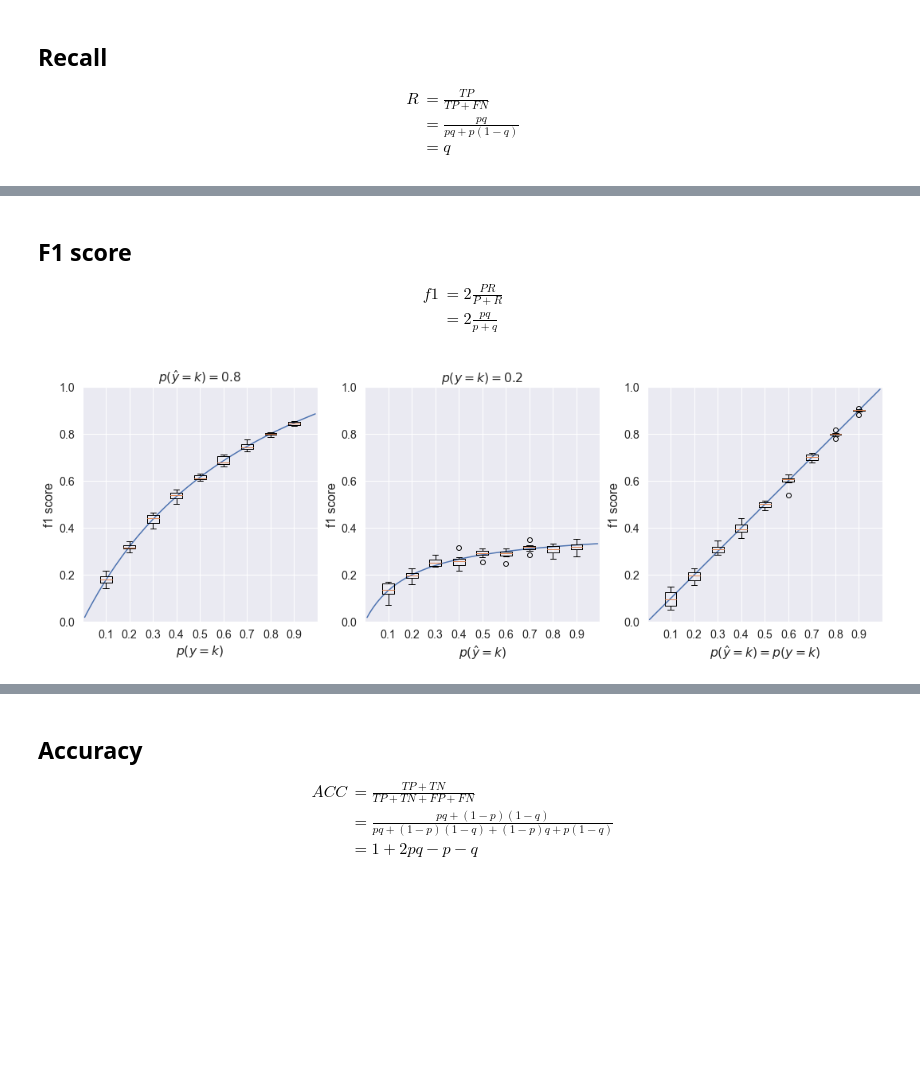
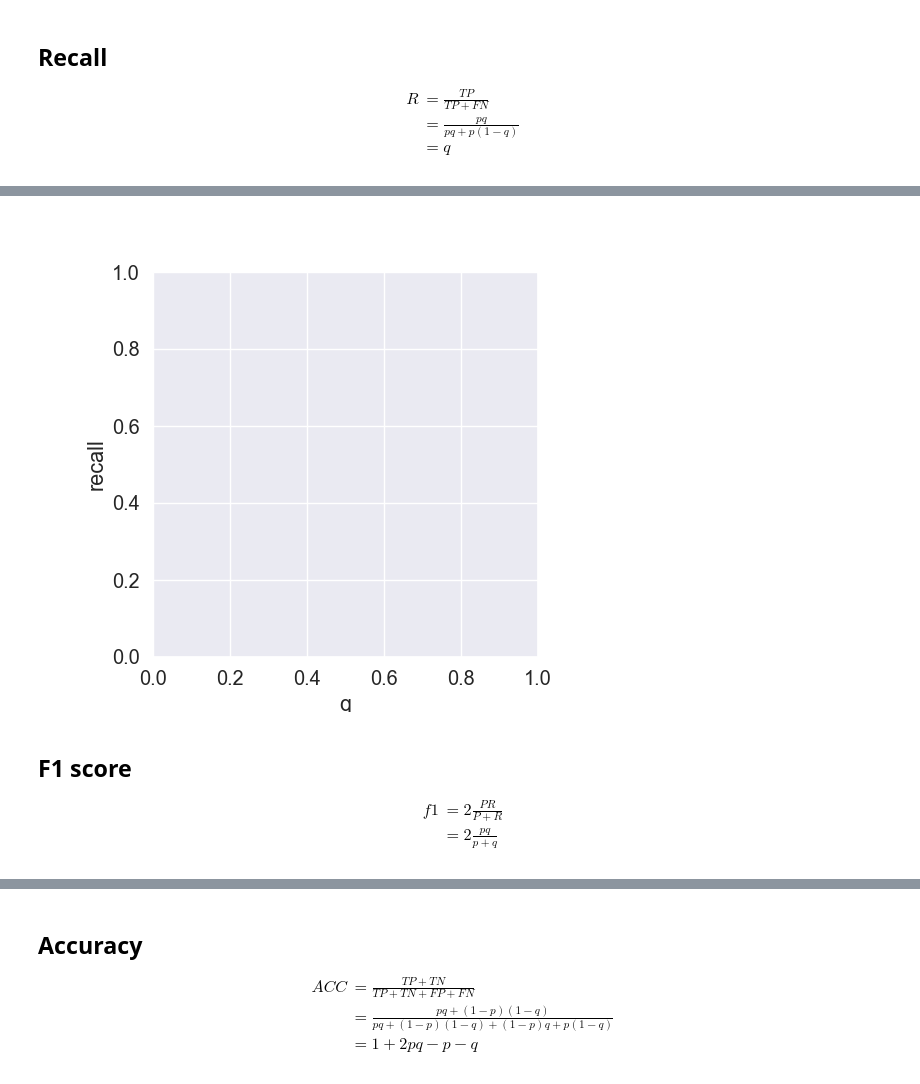
Before and after one commit to salvatorefara/classifier_chance_levels, a Jupyter notebook: classifier_chance_levels.ipynb, the cells around one changed output, grey strips where cells are left out. Cells and saved outputs as stored; diff of their text form; code cells hidden in the pictures; blank space fills up the shorter version.

Commit message:
added all the metrics

```diff
--- a/classifier_chance_levels.ipynb
+++ b/classifier_chance_levels.ipynb
@@ -130,65 +77,17 @@ plt.show()
+# %%
+anim = RandomClassificationExperiment(
+    p_vec=np.arange(0.1, 1, 0.1),
+    q_vec=np.arange(0.1, 1, 0.1),
+    metric_func=recall_score,
+    metric_name="recall",
+    param_name="p",
+    animate=True,
+).run()
+# %% [output]
+[figure, added]
 # %% [markdown]
 ## F1 score
 \begin{align*}
   f1 &= 2\frac{PR}{P + R} \\
    &= 2\frac{pq}{p + q}
 \end{align*}
-# %%
-n_samples = 1000
-n_iter = 10
-
-# Varying p(y = k), keeping p(y_hat = k) constant
-p_k_vec = np.arange(0.1, 1, 0.1)
-p_k_hat = 0.8
-varying_p_k_scores = simulate_random_classification_experiments(
-    n_samples, n_iter, p_k_vec, [p_k_hat], f1_score
-)
-
-# Keeping p(y = k) constant, varying p(y_hat = k)
-p_k = 0.2
-p_k_hat_vec = np.arange(0.1, 1, 0.1)
-varying_p_k_hat_scores = simulate_random_classification_experiments(
-    n_samples, n_iter, [p_k], p_k_hat_vec, f1_score
-)
-
-# Varying p(y = k) = p(y_hat = k)
-p_vec = np.arange(0.1, 1, 0.1)
-varying_p_scores = simulate_random_classification_experiments_equalprob(
-    n_samples, n_iter, p_vec, f1_score
-)
-
-# Plot results
-f1 = lambda P, R: 2 * P * R / (P + R)
-p_k_plot = np.arange(0.01, 1, 0.01)
-p_k_hat_plot = np.arange(0.01, 1, 0.01)
-fig, ax = plt.subplots(1, 3, figsize=(18, 6))
-ax[0].plot(p_k_plot, f1(p_k_plot, p_k_hat))
-ax[1].plot(p_k_hat_plot, f1(p_k, p_k_hat_plot))
-ax[2].plot(p_k_hat_plot, f1(p_k_hat_plot, p_k_hat_plot))
-plot_scores(
-    p_k_vec,
-    varying_p_k_scores.squeeze(),
-    ax[0],
-    "$p(y = k)$",
-    "f1 score",
-    "$p(\hat{y} = k) = %.1f$" % p_k_hat,
-)
-plot_scores(
-    p_k_hat_vec,
-    varying_p_k_hat_scores.squeeze(),
-    ax[1],
-    "$p(\hat{y} = k)$",
-    "f1 score",
-    "$p(y = k) = %.1f$" % p_k,
-)
-plot_scores(
-    p_vec,
-    varying_p_scores.squeeze(),
-    ax[2],
-    "$p(\hat{y} = k) = p(y = k)$",
-    "f1 score",
-    "",
-)
-plt.show()
-# %% [output]
-[figure, removed]
```
Also changed, not shown: parts of 13 cells of this notebook, 1 other file.
